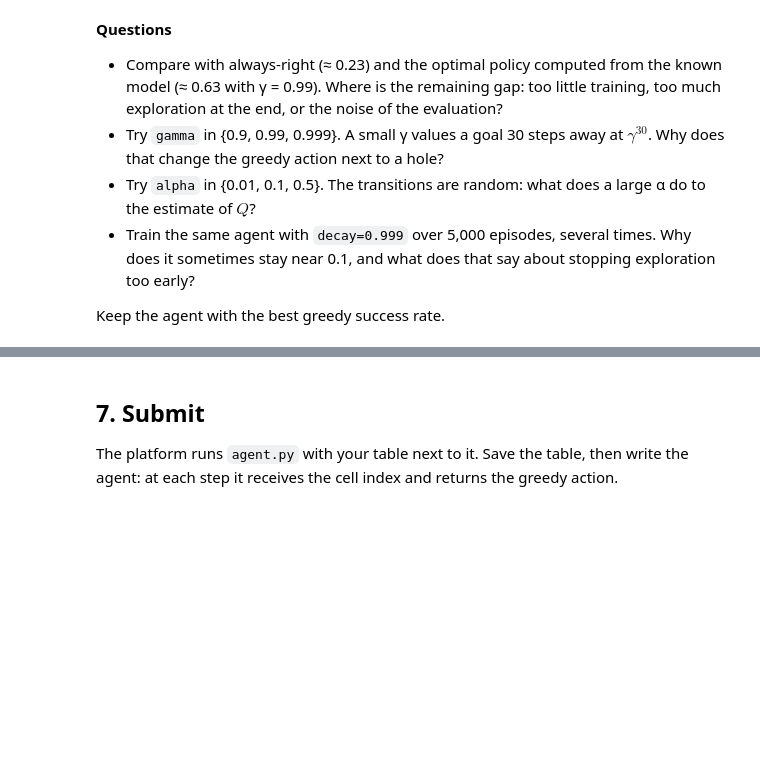
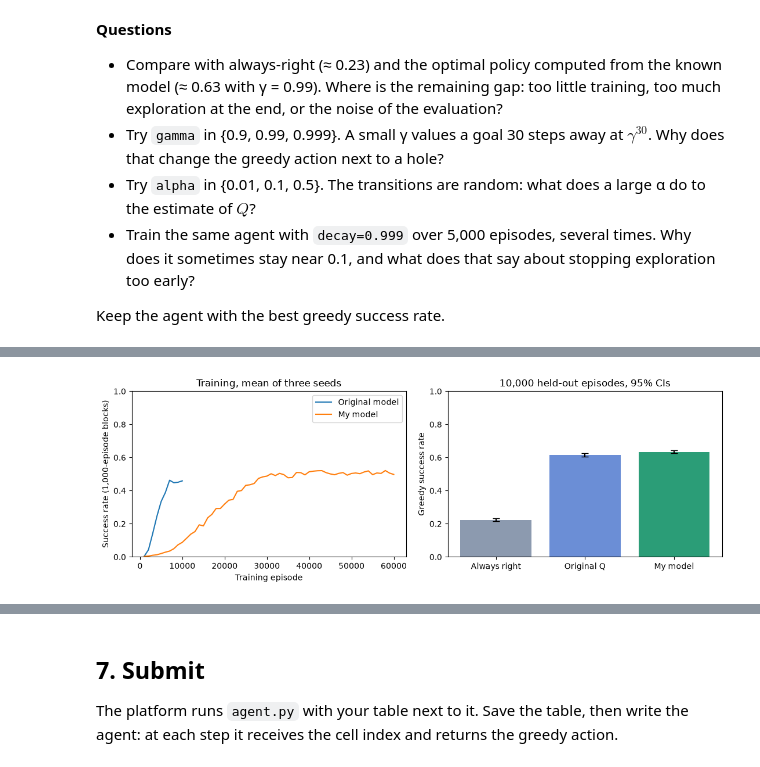
Before and after one commit to luc-polo/Machine-Learning-Practice-practicals, a Jupyter notebook: S9 -Reinforcement Learning/mlp_s9_frozenlake_q_learning 16.05.08.ipynb, the cells around one changed output, grey strips where cells are left out. Cells and saved outputs as stored; diff of their text form; code cells hidden in the pictures; blank space fills up the shorter version.

```diff
--- a/S9 -Reinforcement Learning/mlp_s9_frozenlake_q_learning 16.05.08.ipynb
+++ b/S9 -Reinforcement Learning/mlp_s9_frozenlake_q_learning 16.05.08.ipynb
@@ -229,0 +524,23 @@ Keep the agent with the best greedy success rate.
+# %%
+# Training includes exploratory actions; the test above is entirely greedy.
+fig, axes = plt.subplots(1, 2, figsize=(11, 3.8))
+for label, values in [("Original model", runs["baseline_rewards"]),
+                      ("My model", runs["candidate_rewards"][selected_gamma_index])]:
+    window = 1_000
+    blocks = values.reshape(len(TRAIN_SEEDS), -1, window).mean(axis=2)
+    axes[0].plot(np.arange(1, blocks.shape[1]+1)*window,
+                 blocks.mean(axis=0), label=label)
+axes[0].set(xlabel="Training episode", ylabel="Success rate (1,000-episode blocks)",
+            title="Training, mean of three seeds", ylim=(0, 1))
+axes[0].legend()
+scores = [row[1] for row in rows]
+intervals = np.array([wilson_interval(score, TEST_N) for score in scores])
+axes[1].bar(["Always right", "Original Q", "My model"], scores,
+            color=["#8c9aaf", "#6b8ed6", "#2b9d77"],
+            yerr=np.stack([np.array(scores)-intervals[:, 0],
+                           intervals[:, 1]-np.array(scores)]), capsize=4)
+axes[1].set(ylabel="Greedy success rate", title="10,000 held-out episodes, 95% CIs", ylim=(0, 1))
+fig.tight_layout()
+plt.show()
+# %% [output]
+[figure, added]
```
Also changed, not shown: parts of 15 cells of this notebook, 8 other files.
